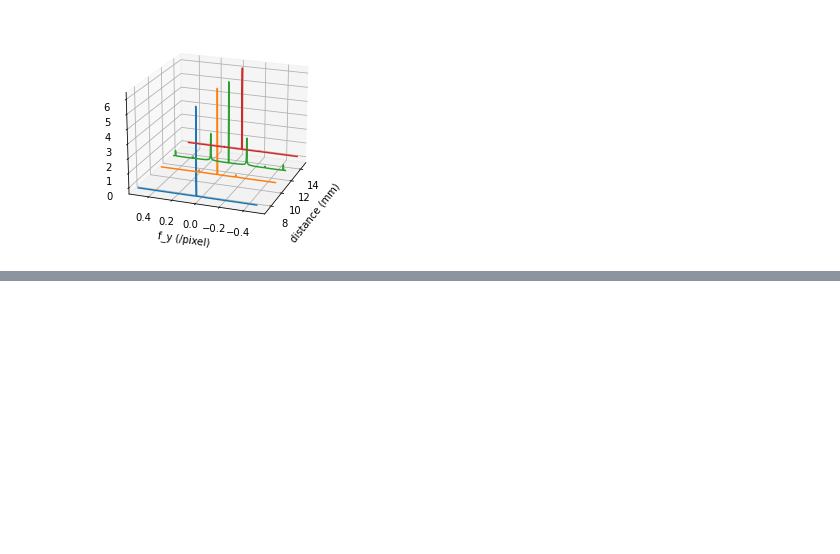
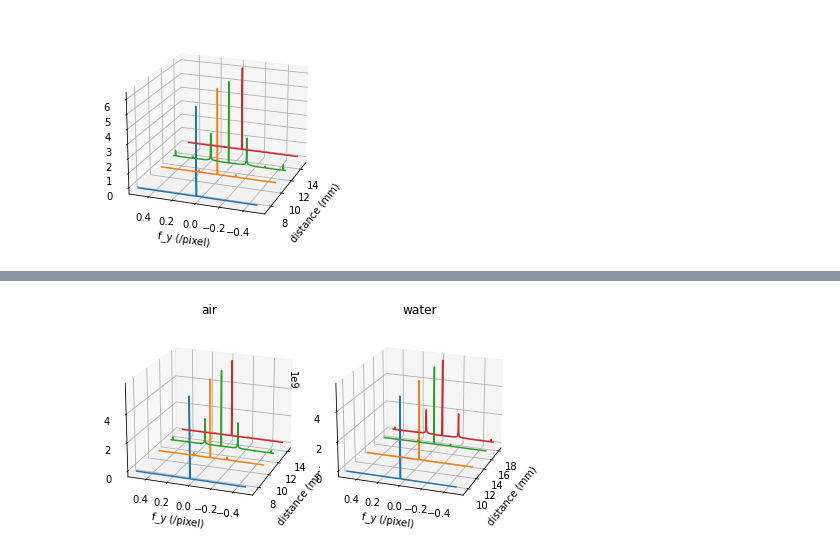
Before and after one commit to kwokkenton/optea, a Jupyter notebook: srayan_dof.ipynb, the cells around one changed output, grey strips where cells are left out. Cells and saved outputs as stored; diff of their text form; code cells hidden in the pictures; blank space fills up the shorter version.

```diff
--- a/srayan_dof.ipynb
+++ b/srayan_dof.ipynb
@@ -144,0 +197,8 @@ fft_plot_quartiles(im, A)
+# %%
+# checking we also get sensible results for the different media
+air = BASE_PATH + '/f6 stack air/MMStack_Pos0.ome.tif'
+water = BASE_PATH + 'f6 stack water/MMStack_Pos0.ome.tif'
+# %%
+fft_plot_quartiles_compare([air, water], [B, C], ['air', 'water'])
+# %% [output]
+[figure, added]
```
Also changed, not shown: parts of 11 cells of this notebook.
